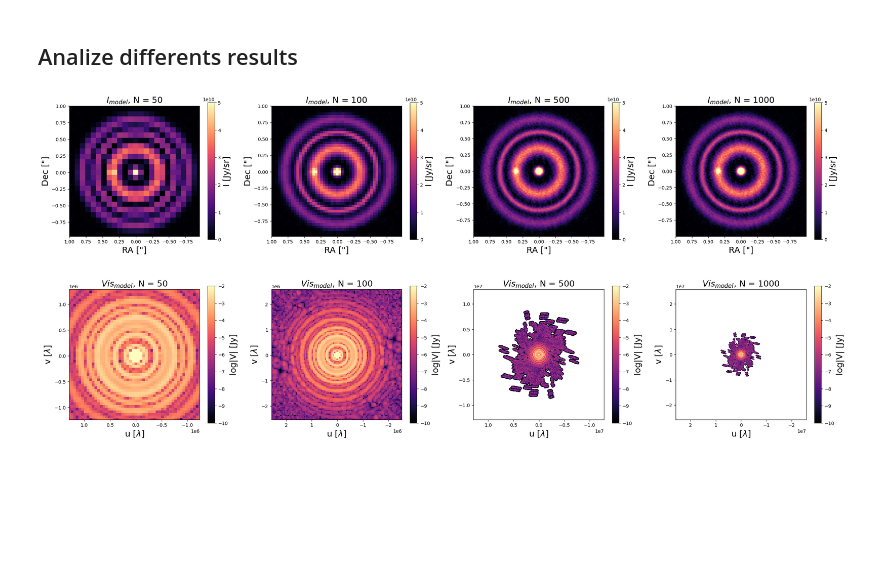
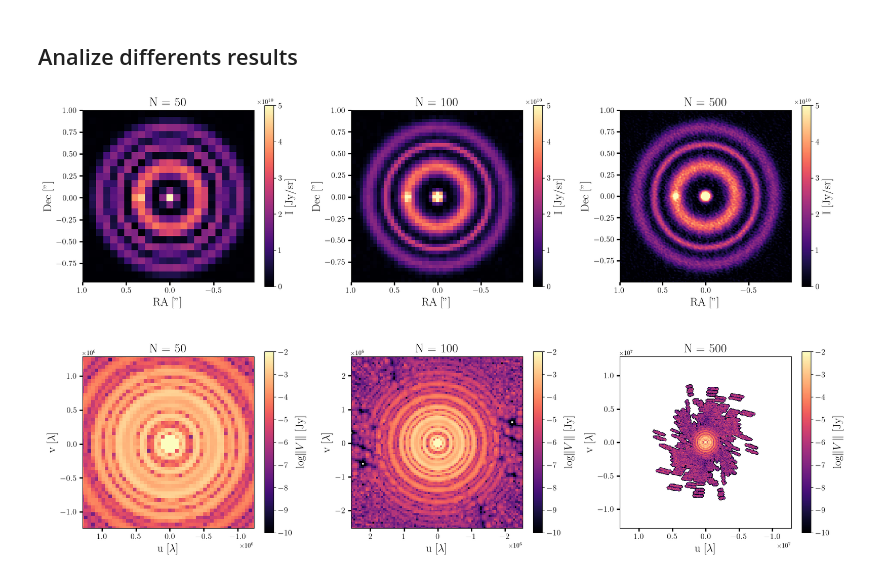
Before and after one commit to mariajmellado/frank2d, a Jupyter notebook: Results/3_SimulatedDisc_Frank2D_differentsN.ipynb, the cells around one changed output. Cells and saved outputs as stored; diff of their text form; code cells hidden in the pictures; blank space fills up the shorter version.

```diff
--- a/Results/3_SimulatedDisc_Frank2D_differentsN.ipynb
+++ b/Results/3_SimulatedDisc_Frank2D_differentsN.ipynb
@@ -1,5 +1,14 @@
 # %% [markdown]
 # Imports
+# %%
+import matplotlib.pyplot as plt
+
+plt.rcParams.update({
+    "text.usetex": True,
+    "font.family": "serif",
+    "font.serif": ["Computer Modern Roman"],
+    "text.latex.preamble": r"\usepackage{bm}", # Recomendado para negritas matemáticas
+})
 # %%
 import os
 import sys
@@ -26,8 +35,8 @@ from frank2d.constants import rad_to_arcsec, deg_to_rad
 from frank2d.posterior_optimization import MAPEstimator
 # %%
 
-dir = "./../../data/"
-data_file = dir + "SimulatedBlob.txt"
+dir = "./../../data/uvtable/"
+data_file = dir + "uvtable_SimulatedBlob.txt"
 inc = 0
 pa = 0
 dra = 0
@@ -52,7 +61,7 @@ frank2d_objects = []
 # %%
 times = []
 # %%
-best_N50 = {'m': -2.1725772998867527, 'c': 2227336539.713243, 'l': 70600.20854903864}
+best_N50 = {'m': -1.117860242672363, 'c': 2113.8916919178832, 'l': 56439.474897224536}
 # %%
 for i in range(len(N)):
     start = time.time()
@@ -206,32 +231,31 @@ plt.grid()
 # %%
 import matplotlib.pyplot as plt
 
-indices_a_plotear = [0, 1, 3,4]
+indices_a_plotear = [0, 1, 3]
 
 frank2d_seleccionados = [frank2d_objects[i] for i in indices_a_plotear]
 N_seleccionados = [N[i] for i in indices_a_plotear]
 
 num_cols = len(N_seleccionados)
 
 fig, axes = plt.subplots(nrows=2, ncols=num_cols, figsize=(6 * num_cols, 11))
 
 if num_cols == 1:
     axes = axes.reshape(2, 1)
 
 for i in range(num_cols):
     Plot_ = Plot(frank2d_seleccionados[i], geom)
     N_valor = N_seleccionados[i]
 
     Plot_.intensity(ax=axes[0, i], vmax=5e10, gamma=1, zoom=2,
-                     title=r'$I_{model}$, N = ' + str(N_valor), size_label=18)
+                     title=r' N = ' + str(N_valor), label_size=18)
 
     Plot_.visibility(ax=axes[1, i], fig_size=6,
-                      title=r'$Vis_{model}$, N = ' + str(N_valor), size_label=18
-                      )
+                      title=r' N = ' + str(N_valor), label_size=18)
 
 plt.tight_layout()
 plt.show()
 # %% [output]
-[figure, old version]
+[figure, new version]
 # %%
 for i in range(len(N)):
```
Also changed, not shown: parts of 5 cells of this notebook, 8 other files.
